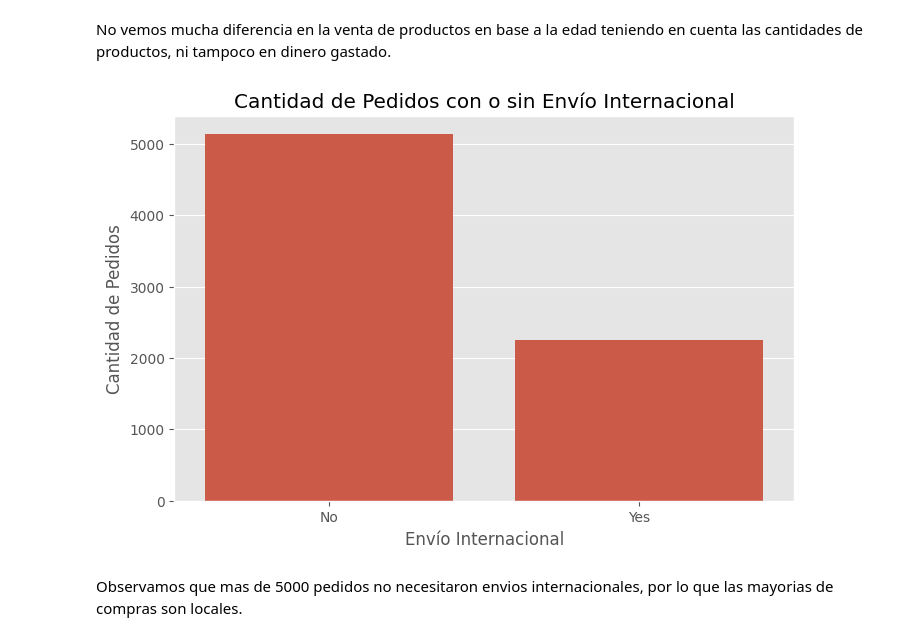
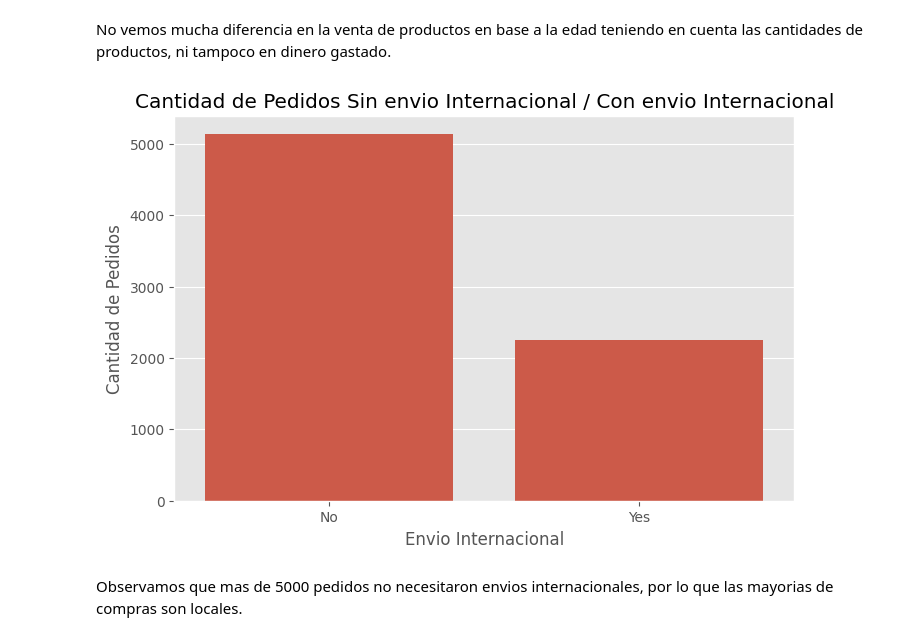
Before and after one commit to abdonrb/Global_Sales_EDA, a Jupyter notebook: notebooks/Data_visualitation.ipynb, the cells around one changed output. Cells and saved outputs as stored; diff of their text form; code cells hidden in the pictures.

```diff
--- a/notebooks/Data_visualitation.ipynb
+++ b/notebooks/Data_visualitation.ipynb
@@ -55,13 +54,13 @@ No vemos mucha diferencia en la venta de productos en base a la edad teniendo en
 # %%
 envios = df['International_Shipping'].value_counts()
 plt.figure(figsize=(8, 5))
 sns.barplot(x=envios.index, y=envios.values)
-plt.title('Cantidad de Pedidos con o sin Envio Internacional')
+plt.title('Cantidad de Pedidos Sin envio Internacional / Con envio Internacional')
 plt.xlabel('Envio Internacional')
 plt.ylabel('Cantidad de Pedidos')
 plt.show()
 # %% [output]
-[figure, old version]
+[figure, new version]
 # %% [markdown]
 Observamos que mas de 5000 pedidos no necesitaron envios internacionales, por lo que las mayorias de compras son locales.
 # %%
```
Also changed, not shown: parts of 4 cells of this notebook, 1 other file.
